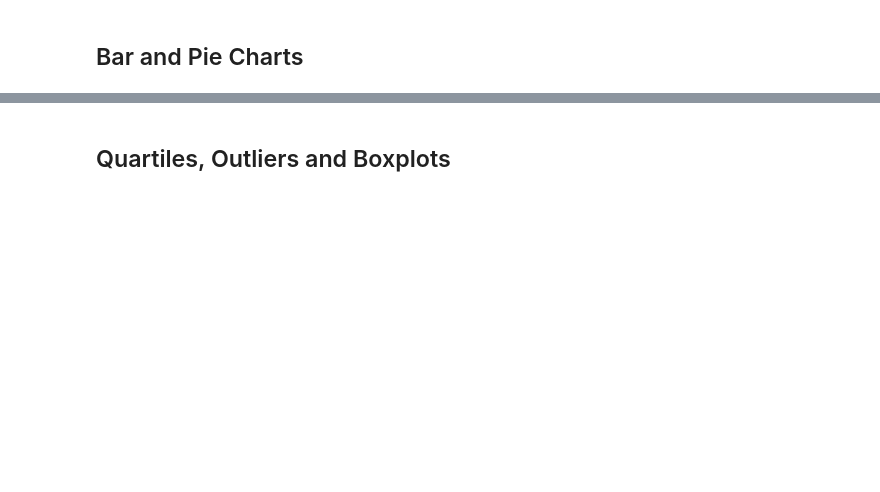
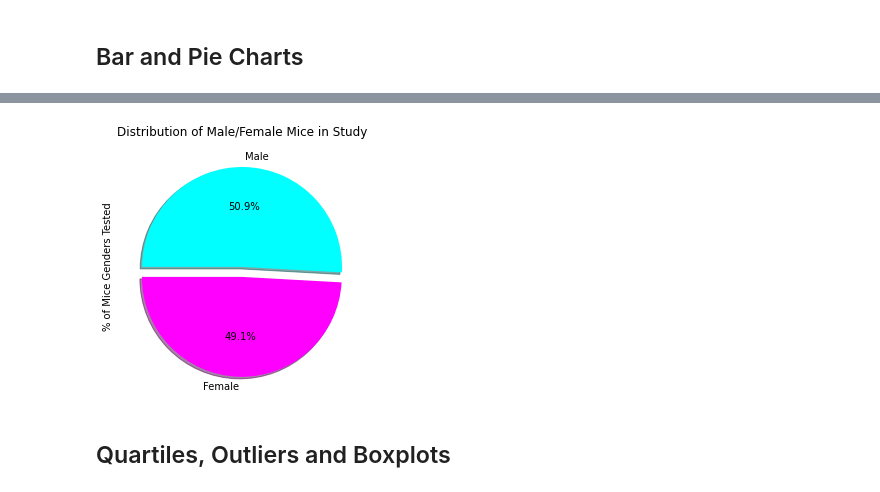
Before and after one commit to IthamarFrancois/Pymaceuticals, a Jupyter notebook: Pymaceuticals/Pymaceuticals - Copy.ipynb, the cells around one changed output, grey strips where cells are left out. Cells and saved outputs as stored; diff of their text form; code cells hidden in the pictures; blank space fills up the shorter version.

```diff
--- a/Pymaceuticals/Pymaceuticals - Copy.ipynb
+++ b/Pymaceuticals/Pymaceuticals - Copy.ipynb
@@ -71,2 +358,18 @@ print(mouse_metadata.head())
+# %%
+# Generate a pie plot showing the distribution of female versus male mice using pyplot
+MiceGender = CleanMiceData_DF.groupby(["Sex"])
+GenderResults = MiceGender['Drug Regimen'].count()
+
+plt.pie(GenderResults, explode = (0.1,0.0), labels=GenderResults.index, colors=("magenta", "aqua"),
+        autopct="%1.1f%%", shadow=True, startangle=-180)
+
+plt.ylabel("% of Mice Genders Tested")
+plt.title("Distribution of Male/Female Mice in Study")
+plt.tight_layout()
+plt.savefig("data/Pie_Plyplot_MiceGenders.jpg", dpi=200)
+
+plt.show()
+# %% [output]
+[figure, added]
 # %% [markdown]
 ## Quartiles, Outliers and Boxplots
```
Also changed, not shown: parts of 25 cells of this notebook, 1 other file.
